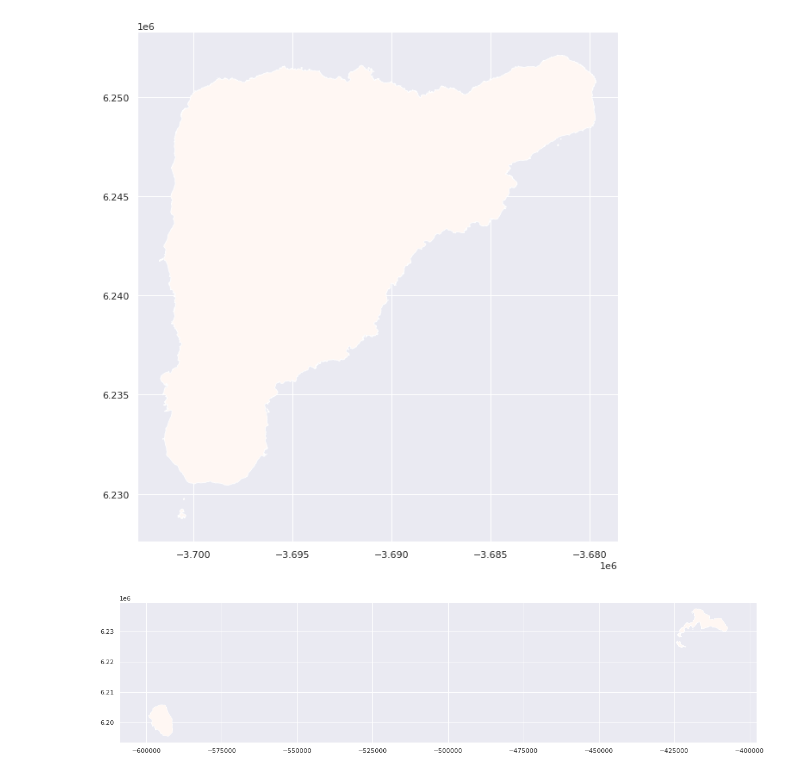
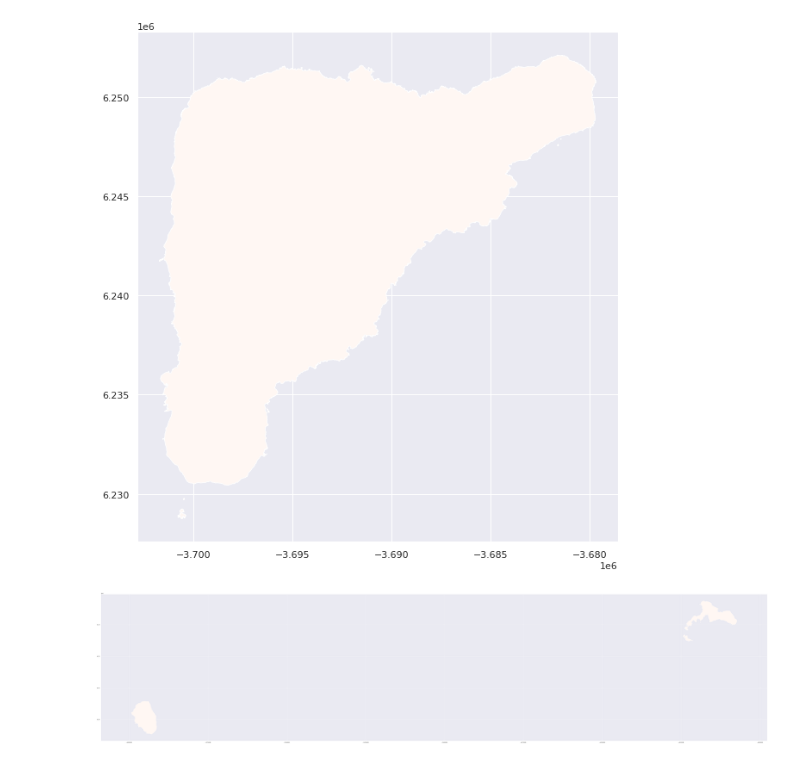
Before and after one commit to napb/abd_tarea1, a Jupyter notebook: 5/5.ipynb, the cells around one changed output. Cells and saved outputs as stored; diff of their text form; code cells hidden in the pictures.

```diff
--- a/5/5.ipynb
+++ b/5/5.ipynb
@@ -271,11 +259,11 @@ plot_map(gdf_aux_chile_isla_pascua)
 # %%
 gdf_aux_chile_juan_fernandez = gdf_aux[
     (gdf_aux['COMUNA'] == 'JUAN FERNÁNDEZ')
 ]
 gdf_aux_chile_juan_fernandez
-plot_map(gdf_aux_chile_juan_fernandez, figsize = (20, 100),)
+plot_map(gdf_aux_chile_juan_fernandez, figsize = (100, 100),)
 # %% [output]
-[figure, old version]
+[figure, new version]
 # %%
 gdf_aux_chile_reg_met = gdf_aux[
     (gdf_aux['NOM_REG'] == 'Región Metropolitana de Santiago')
```
Also changed, not shown: parts of 18 cells of this notebook, 1 other file.
